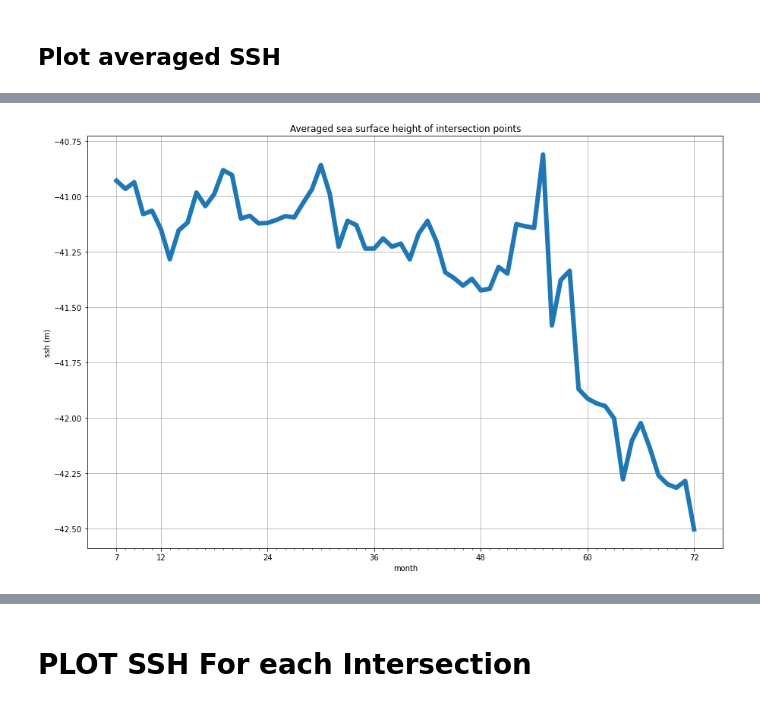
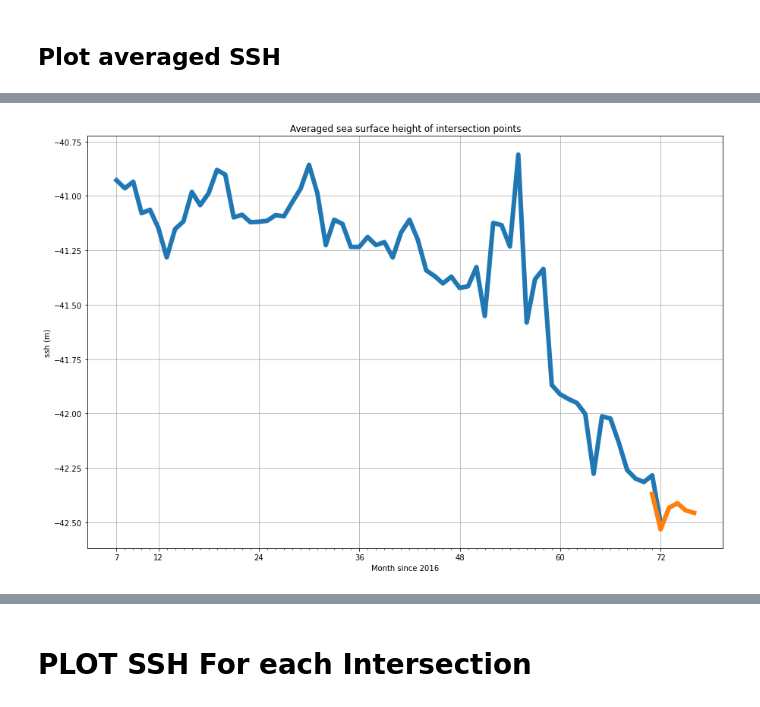
Before and after one commit to M-Gjerde/VGIS8, a Jupyter notebook: jason_3_rf.ipynb, the cells around one changed output, grey strips where cells are left out. Saved outputs shown, nothing was run; the diff lists cells and outputs as text; code cells hidden in the pictures.

Commit message:
Added Sentinel 2022 data

```diff
--- a/jason_3_rf.ipynb
+++ b/jason_3_rf.ipynb
@@ -235,6 +235,25 @@ for i, m in enumerate(monthly):
     intersectionListMean.append(intersectionMeans)
 
 intersectionListMean = np.array(intersectionListMean)
+
+sentinel6 = []
+for i, m in enumerate(s6aMonthly):
+    intersectionMeans = []
+
+    for i, intersection in enumerate(m):
+        sshList = []
+        for x in range(len(intersection.range.values)):
+            if (intersection.range.values[x] > 1.349699e+07):
+                continue
+            ssh = intersection.altitude.values[x] - intersection.range.values[x]
+            sshList.append(ssh)
+        if (len(sshList)) < 1:
+            sshList.append(np.nan)
+        intersectionMeans.append(np.mean(np.array(sshList)))
+
+    sentinel6.append(intersectionMeans)
+
+sentinel6 = np.array(sentinel6)
 # %%
 dfinter = pd.DataFrame(intersectionListMean)
 dfinter.columns = ["Intersection 1","Intersection 2", "Intersection 3", "Intersection 4", "Intersection 5", "Intersection 6", "Intersection 7", "Intersection 8", ]
@@ -256,3 +275,19 @@ dfinter["month"] = dfinter["month"].apply(lambda x: 12 if ((x % 12) == 0) else x
 dfinter["satellite"] = "jason-3"
 # %% [markdown]
 ## Plot averaged SSH
+# %%
+dfsentinel = pd.DataFrame(sentinel6)
+dfsentinel.columns = ["Intersection 1","Intersection 2", "Intersection 3", "Intersection 4", "Intersection 5", "Intersection 6", "Intersection 7", "Intersection 8", ]
+
+dfsentinel.fillna(method='ffill', inplace=True)
+dfsentinel["avg"] = dfsentinel.sum(axis=1, skipna=True) / 8
+dfsentinel["month"] = dfsentinel.index + 11
+dfsentinel["year"] = 2021
+
+for i, month in enumerate(dfsentinel["month"]):
+    dfsentinel.loc[dfsentinel['month'] > 12, "year"] = 2022
+    dfsentinel.loc[dfsentinel['month'] > 24, "year"] = 2022
+
+
+dfsentinel["month"] = dfsentinel["month"].apply(lambda x: 12 if ((x % 12) == 0) else x % 12)
+dfsentinel["satellite"] = "sentinel-6"
@@ -259,21 +311,26 @@ dfinter["satellite"] = "jason-3"
 # %%
 offset = 7
 
 plt.rcParams['figure.figsize'] = [15, 10]
 
 major_ticks = [7, 12, 24, 36, 48, 60, 72]
 minor_ticks = np.arange(offset, len(monthly)+offset, 1)
 
 
 fig, ax = plt.subplots()
 ax.plot(dfinter.index + offset, dfinter.avg.values,
        linewidth=6)
 
+ax.plot([71, 72, 73, 74, 75, 76], dfsentinel.avg.values,
+       linewidth=6)
+
 ax.set_xticks(major_ticks)
 ax.set_xticks(minor_ticks, minor=True)
 
-ax.set(xlabel='month', ylabel='ssh (m)',
+ax.set(xlabel='Month since 2016', ylabel='ssh (m)',
        title='Averaged sea surface height of intersection points')
 ax.grid()
+
+plt.savefig("averaged_sea_surface_height.png")
 # %% [output]
-[figure, old version]
+[figure, new version]
```
Also changed, not shown: parts of 40 cells of this notebook, 2 other files.
